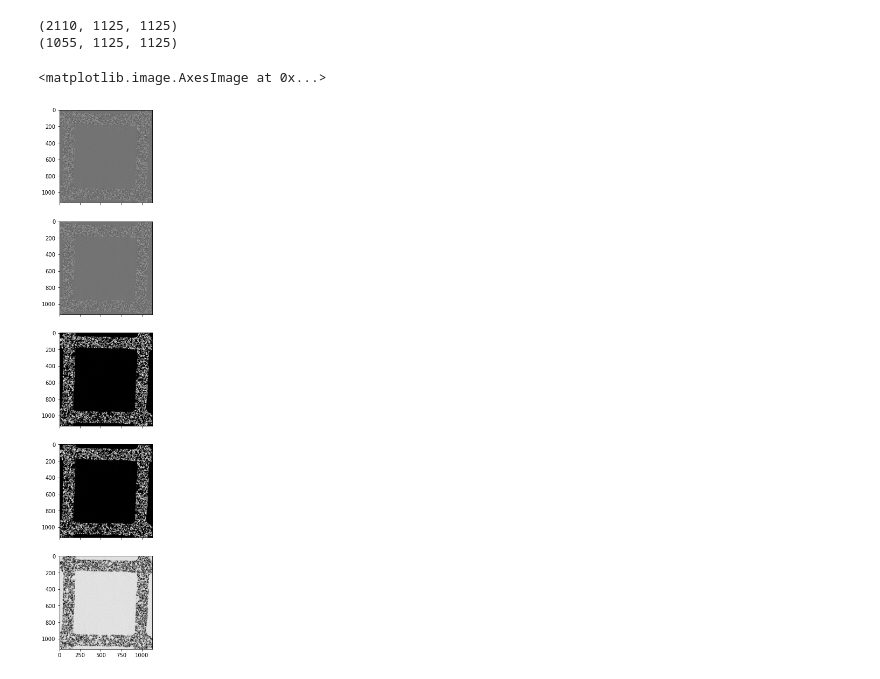
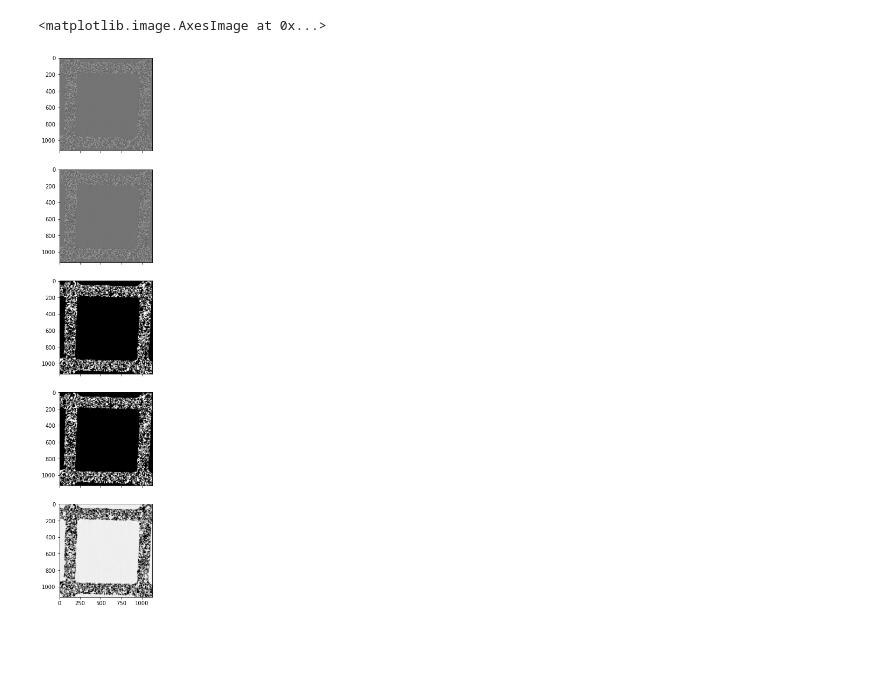
Before and after one commit to MaPhewJ/Manchester-Prague-JM, a Jupyter notebook: Step2;initial_binarisation_of_zeroth_volume.ipynb, the cells around one changed output. Cells and saved outputs as stored; diff of their text form; code cells hidden in the pictures; blank space fills up the shorter version.

```diff
--- a/Step2;initial_binarisation_of_zeroth_volume.ipynb
+++ b/Step2;initial_binarisation_of_zeroth_volume.ipynb
@@ -14,56 +14,48 @@ from skimage import filters
 from skimage.filters import gaussian
 
 #Read in data for zeroth volume. This will be used as mask for the filter/cat phase.
-full_volume = io.volread('E:/paper_2/Volumes_Bare/TiffSaver-tomo_B0X.tif')
-print(full_volume.shape)
-
-#Crop
-vol_0 = crop(full_volume, ((1055, 0),(0, 0), (0, 0)), copy=True)
-print(vol_0.shape)
+vol_0 = img_as_float(crop(io.volread('E:/paper_2/Volumes_Bare/TiffSaver-tomo_B0X.tif'), ((0, 1055),(0, 0), (0, 0)), copy=True))
 
 #2d wise non local means
+sigma_est = np.mean(estimate_sigma(vol_0, multichannel=False))
 for z in range(1055):
-    img = vol_0[z]
-    sigma_est = np.mean(estimate_sigma(img_as_float(img), multichannel=False))
-    img_as_float(vol_0)[z] = denoise_nl_means(img_as_float(img), h=5*sigma_est, fast_mode=True,
+    vol_0[z] = denoise_nl_means(vol_0[z], h=4*sigma_est, fast_mode=True,
                                   patch_size=9, patch_distance=5, multichannel=False)
-vol_0_nlm = vol_0.astype('uint8')
+vol_0_nlm = vol_0 * 255
 
 #Gaussian Filter
 vol_0_gaussian = gaussian(vol_0_nlm, sigma=0.20, output=None, mode='nearest', cval=0, multichannel=False, preserve_range=True,
                         truncate=4.0)
 
 #Apply binary threshold 1
 thresh_yen_vol1 = filters.threshold_yen(vol_0_gaussian.astype('uint8'))
 segmented_yen_vol_0 = vol_0_gaussian.astype('uint8') > thresh_yen_vol1 + 2
 
 #Erosion/Dilation of binary 1
 segmented_yen_eroded_vol_0_1=binary_erosion(segmented_yen_vol_0, cube(1))
 segmented_yen_eroded_vol_0_2=binary_erosion(segmented_yen_eroded_vol_0_1, cube(1))
 segmented_yen_eroded_vol_0=binary_erosion(segmented_yen_eroded_vol_0_2, cube(1))
 segmented_yen_eroded_dilated_vol_0_1=binary_dilation(segmented_yen_eroded_vol_0, cube(1))
 segmented_yen_eroded_dilated_vol_0_2=binary_dilation(segmented_yen_eroded_dilated_vol_0_1, cube(1))
 #segmented_yen_eroded_dilated_vol_0_3=binary_dilation(segmented_yen_eroded_dilated_vol_0_2, cube(1))
 segmented_yen_eroded_dilated_vol_0=binary_dilation(segmented_yen_eroded_dilated_vol_0_2, cube(1))
 
 #Create mask
 mask = 1 - segmented_yen_eroded_dilated_vol_0
 #mask = 1 - segmented_yen_vol_0
 masked_0 = vol_0_gaussian * mask
 
 #Plot images of raw, filtered, threshold, threshold wt erosion/dilation
 fig, axes = plt.subplots(nrows=5, ncols=1, figsize = (60, 18.4),
                          sharex=True, sharey=True)
 axes[0].imshow(vol_0[4], cmap = 'gray')
 axes[1].imshow(vol_0_nlm[4], cmap = 'gray')
 axes[2].imshow(segmented_yen_vol_0[4], cmap = 'gray')
 axes[3].imshow(segmented_yen_eroded_dilated_vol_0[4], cmap='gray')
 axes[4].imshow(masked_0[4], cmap='gray')
 # %% [output]
-(2110, 1125, 1125)
-(1055, 1125, 1125)
+<matplotlib.image.AxesImage at 0x...>
-<matplotlib.image.AxesImage at 0x...>
-[figure, old version]
+[figure, new version]
 # %%
 #happy with the mask, save it.
 #have to save as 2d slices to save memory
```
Also changed, not shown: parts of 1 cell of this notebook.
